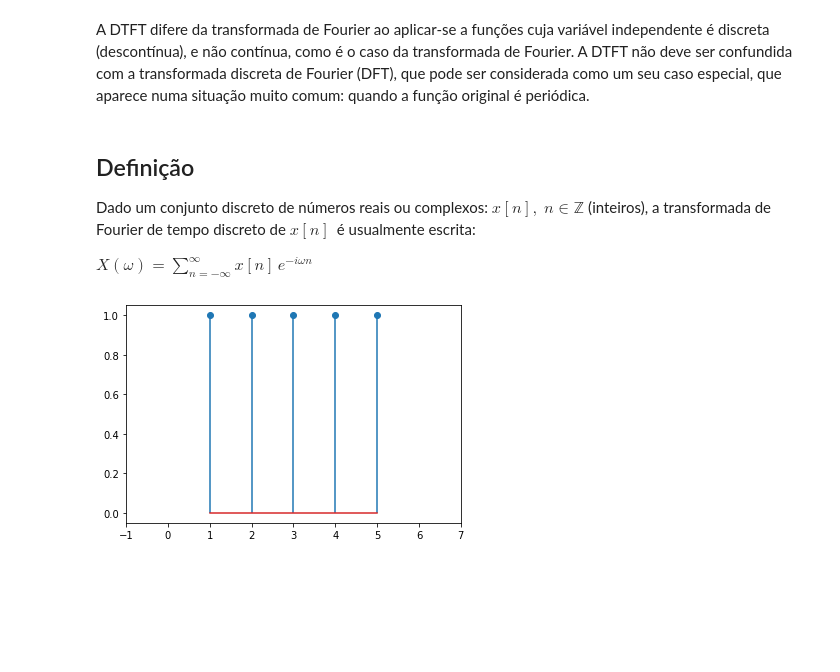
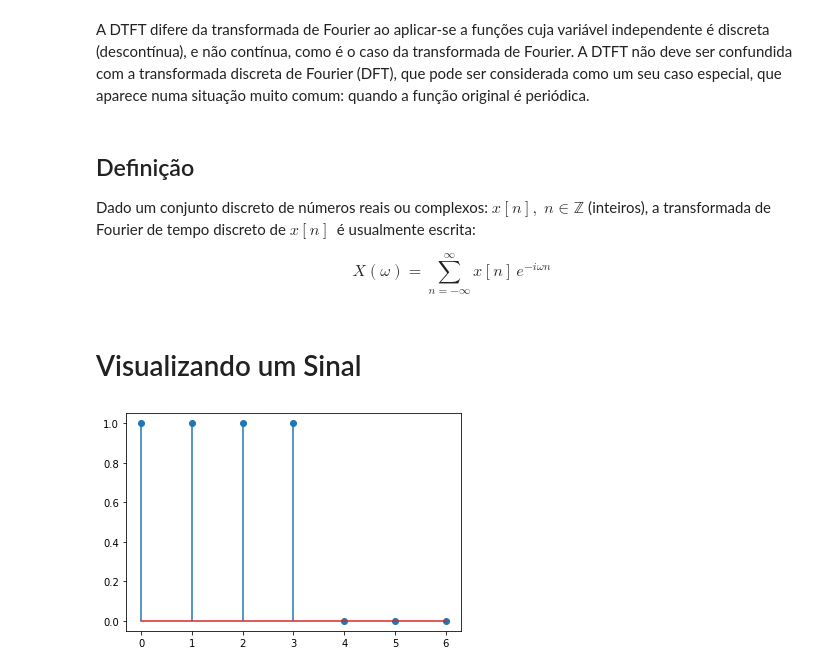
Before and after one commit to leonardoSaaads/ProcessamentoDigitalSinais, a Jupyter notebook: Unidade 1/DTFT.ipynb, the cells around one changed output. Saved outputs shown, nothing was run; the diff lists cells and outputs as text; code cells hidden in the pictures; blank space fills up the shorter version.

```diff
--- a/Unidade 1/DTFT.ipynb
+++ b/Unidade 1/DTFT.ipynb
@@ -7,26 +7,25 @@ A DTFT difere da transformada de Fourier ao aplicar-se a funções cuja variáve
 
 Dado um conjunto discreto de números reais ou complexos: ${\displaystyle x[n],\;n\in \mathbb {Z} }$ (inteiros), a transformada de Fourier de tempo discreto de ${\displaystyle x[n]\,}$ é usualmente escrita:
 
-${\displaystyle X(\omega )=\sum _{n=-\infty }^{\infty }x[n]\,e^{-i\omega n}}$
+$${\displaystyle X(\omega )=\sum _{n=-\infty }^{\infty }x[n]\,e^{-i\omega n}}$$
+# %% [markdown]
+# Visualizando um Sinal
 # %%
 # Exemplo 01 - Sinal Contínuo Discreto:
 
 import numpy as np
 import matplotlib.pyplot as plt
 
 # Criando um array no eixo n de inteiros:
-n = np.array([1, 2, 3, 4, 5])
+n = np.array([0, 1, 2, 3, 4, 5, 6])
 
 # Criando um array no eixo y - sinal contínuo:
-y = np.array([1, 1, 1, 1, 1])
+y = np.array([1, 1, 1, 1, 0, 0, 0])
 
-# Plotando o sinal o sinal
+# Plotando o sinal o sinal:
 plt.stem(n, y)
 
-# Mudando a dimensão do eixo x:
-plt.xlim((-1, 7))
-
-# Visualizando as imagens
+# Visualizando as imagens:
 plt.show()
 # %% [output]
-[figure, old version]
+[figure, new version]
```
Also changed, not shown: parts of 3 cells of this notebook.
